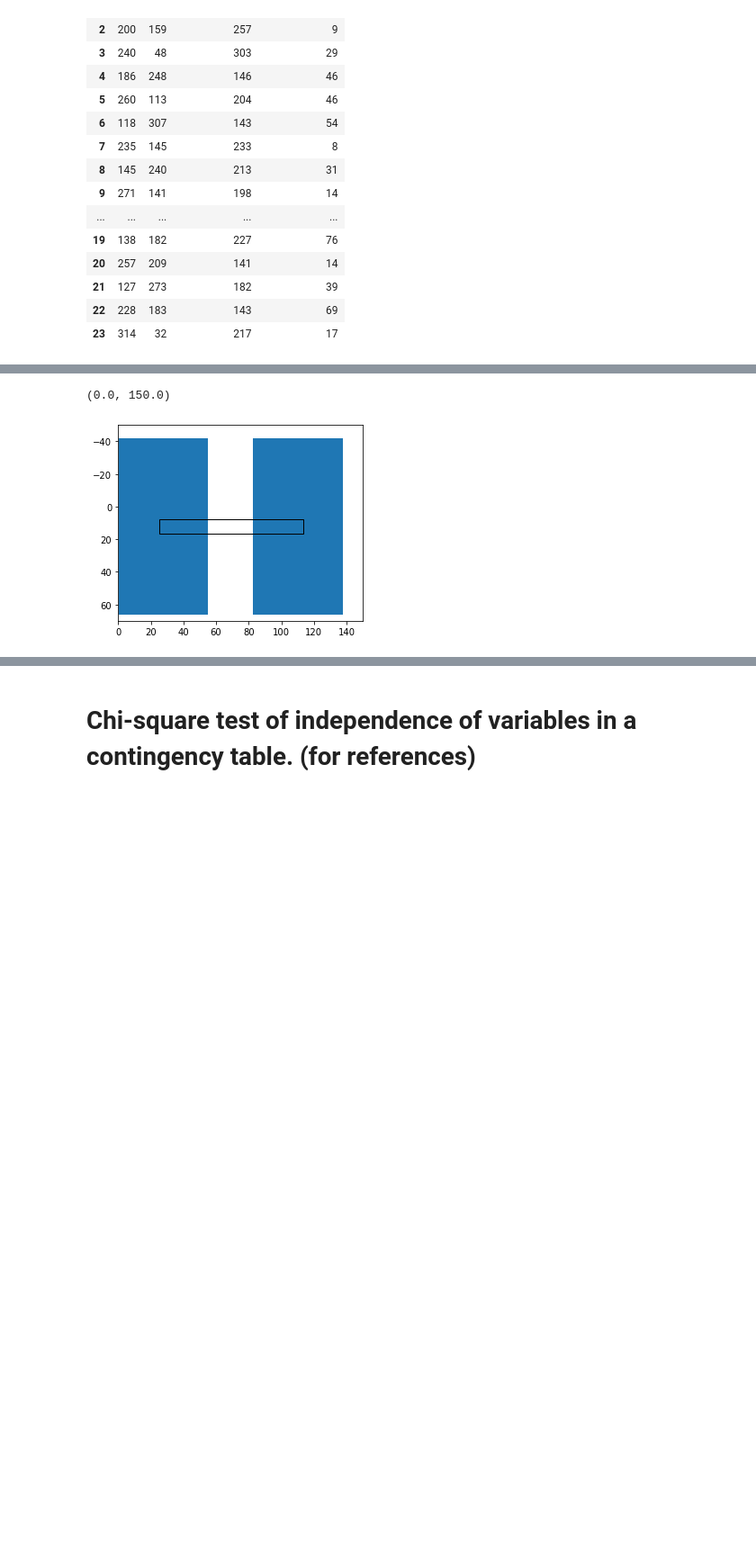
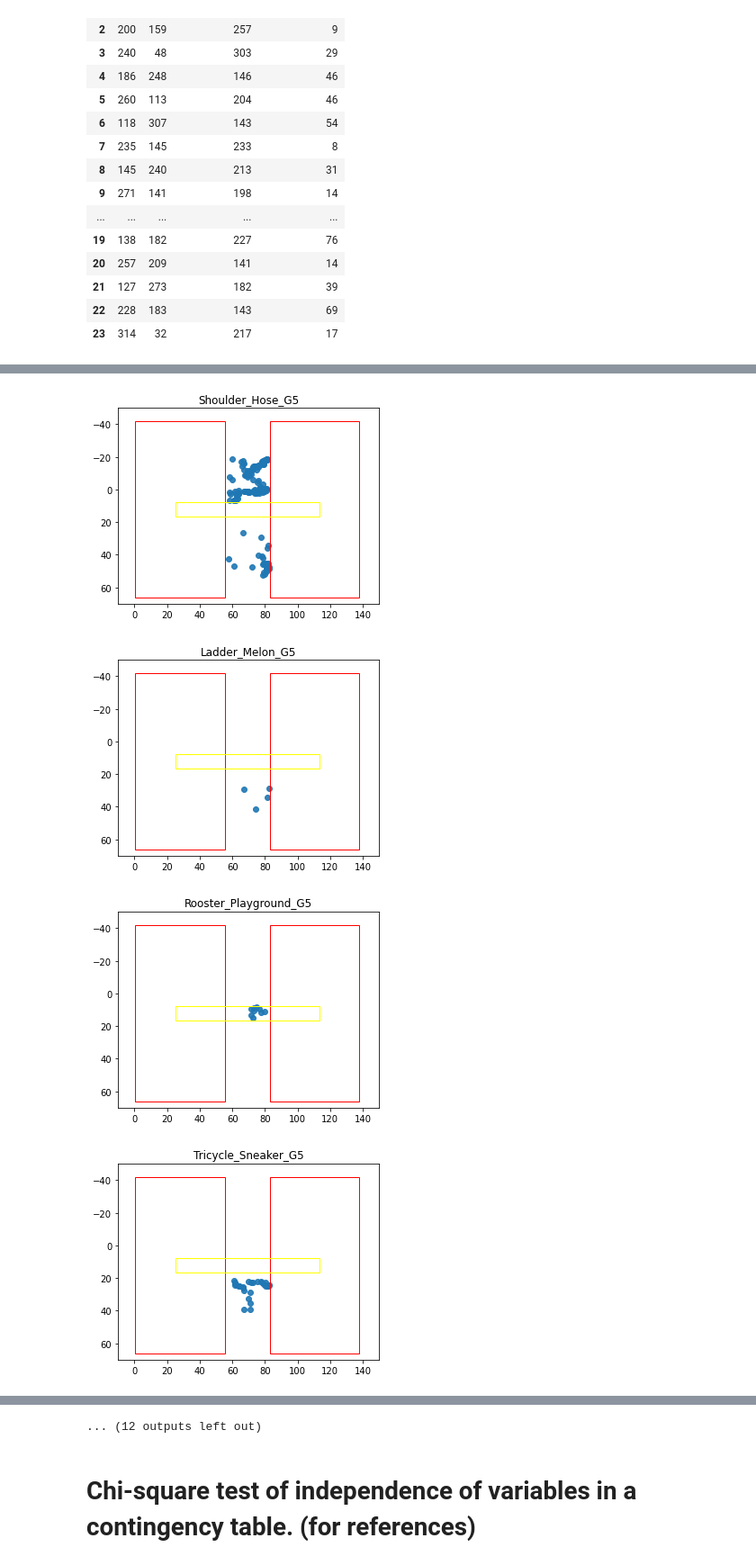
Before and after one commit to tianchu-shu/NWMSS, a Jupyter notebook: gaze.ipynb, the cells around one changed output, grey strips where cells are left out. Shown at 90% size. Drawn from its saved outputs; the diff is of its cells as text; code cells hidden in the pictures; blank space fills up the shorter version.

Commit message:
adding plots by item

```diff
--- a/gaze.ipynb
+++ b/gaze.ipynb
@@ -301,7 +291,10 @@ def Modify_screenSide(ss, leftright= 25, topbottom=50, ratio= 0.4):
         ratio: the ratio to identify left and right side
 
     Output:
-         screenSide: the modified dictionary contains new four screensides
+        screenSide: the modified dictionary contains new four screensides
+        leftM(float): the left margin
+        rightM(float): the right margin
+
     '''
 
     screenSide =ss.copy()
@@ -351,17 +344,20 @@ def ReProcess(df, ss, leftM, rightM):
 
     Output:
          new: the pandas dataframe contains the new count
+         items: a list of the name of the N items
     '''
     #Finding the index for presentLiveItem and completeLiveItem to subset the pieces we need for analysis
     begin =list(df[df['eventName'].str.contains('presentedLiveItem')].index)
     end = list(df[df['eventName'].str.contains('completedLiveItem')].index)
     df['NewLocation'] = df.apply( lambda row : Location(row), axis = 1)
     df['NewOnScreen'] = df.apply( lambda row : OnScreen(row), axis = 1)
+    df['item'] = None
 
     new = pd.DataFrame(columns=('L', 'R','onScreenAway','offScreenAway'))
     items =[]
     for i in range(len(end)):
         sub = df.iloc[begin[i]+1:end[i]]
+        df.iloc[begin[i]+1:end[i], 95] = i
         items.extend(sub.itemID.dropna().unique())
         #sub = sub[['gazeLocationName', 'gazeLocationOnScreen','lookAtPointX','lookAtPointY']].dropna()
         a, b, c = sub.NewLocation.value_counts()[['left','right','away']].round(4)
@@ -400,7 +430,7 @@ newobs.to_csv('C:/Users/tsb7592/Box/Baby Toolbox Operations/Analysis/json_count.
 # %%
 from matplotlib import pyplot as plt
 from matplotlib.patches import Rectangle
-#{'rightSide': 113.45, 'leftSide': 25.33, 'topSide': 7.88, 'bottomSide': 16.38}
+#'rightSide': 113.45, 'leftSide': 25.33, 'topSide': 7.88, 'bottomSide': 16.38
 
 width = 113.45- 25.33
 height = 16.38 - 7.88
@@ -412,18 +442,32 @@ import matplotlib.pyplot as plt
 import matplotlib.patches as patches
 %matplotlib inline
 
-fig1 = plt.figure()
-ax1 = fig1.add_subplot(111, aspect='equal')
 
-ax1.add_patch(
-    patches.Rectangle((0.329, -42.12), w1, h1))
-ax1.add_patch(
-    patches.Rectangle(( 82.872, -42.12), w1, h1))
-ax1.add_patch(
-    patches.Rectangle((25.33, 7.88), width, height, fill=False))
+def plot_dots(df, title):
+    fig1 = plt.figure()
+    ax1 = fig1.add_subplot(111, aspect='equal')
 
-plt.ylim((70,-50))
-plt.xlim((0,150))
+    ax1.scatter(
+    x=df.lookAtPointX, y=df.lookAtPointY, marker='o',alpha=0.9)
+
+    ax1.add_patch(patches.Rectangle((0.329, -42.12), w1, h1,color='red',
+        fill=False))
+    ax1.add_patch(patches.Rectangle(( 82.872, -42.12), w1, h1,color='red',
+        fill=False))
+    ax1.add_patch( patches.Rectangle((25.33, 7.88), width, height, color='yellow', fill=False))
+    plt.title(title)
+    plt.ylim((70,-50))
+    plt.xlim((-10,150))
+    plt.show()
-# %% [output]
-(0.0, 150.0)
-[figure, removed]
+# %%
+
+mni =df[(df['NewLocation'] == 'away') & (df['NewOnScreen']=='true')]
+for i in range(24):
+    sub =mni[mni['item']== i]
+
+    plot_dots(sub, items[i])
+# %% [output]
+[figure, added]
+[figure, added]
+[figure, added]
+[figure, added]
@@ -430,3 +482,4 @@ plt.xlim((0,150))
+... (12 outputs left out)
 # %% [markdown]
 # Chi-square test of independence of variables in a contingency table. (for references)
 # %%
```
Also changed, not shown: parts of 9 cells of this notebook.
